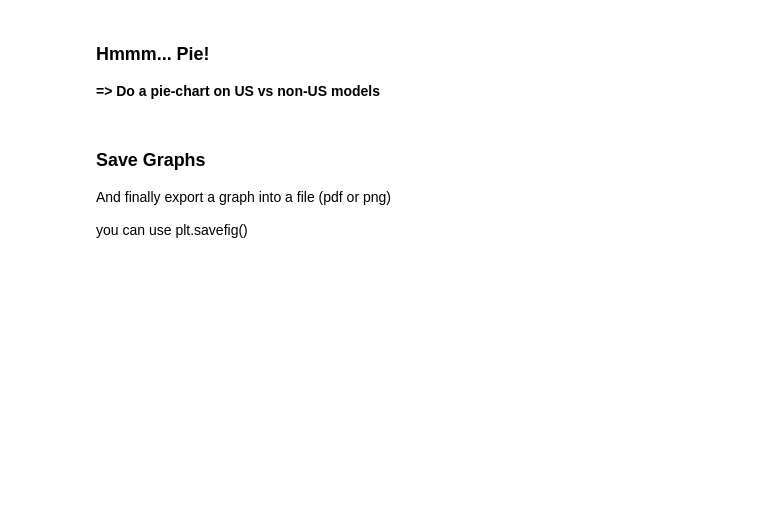
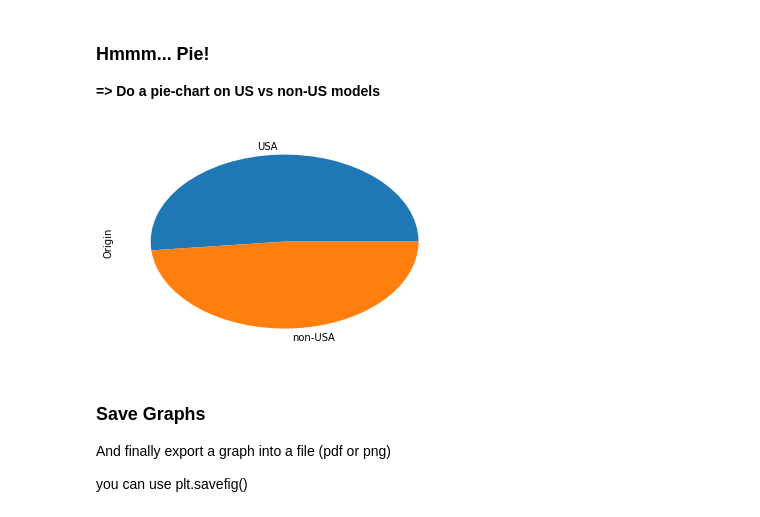
Before and after one commit to elephantscale/python-labs-solutions, a Jupyter notebook: visualization/2-plot-cars.ipynb, the cells around one changed output. Cells and saved outputs as stored; diff of their text form; code cells hidden in the pictures; blank space fills up the shorter version.

```diff
--- a/visualization/2-plot-cars.ipynb
+++ b/visualization/2-plot-cars.ipynb
@@ -139,3 +151,10 @@ Hint: use pandas df.value_counts function to calculate frequencies, then plot.
+# %%
+# Do a pie chart.
+Cars93['Origin'].value_counts().plot.pie()  # pie plot
+# Save graph.
+plt.savefig("pie.png")
+# %% [output]
+[figure, added]
 # %% [markdown]
 
 ### Save Graphs
```
Also changed, not shown: parts of 8 cells of this notebook.
